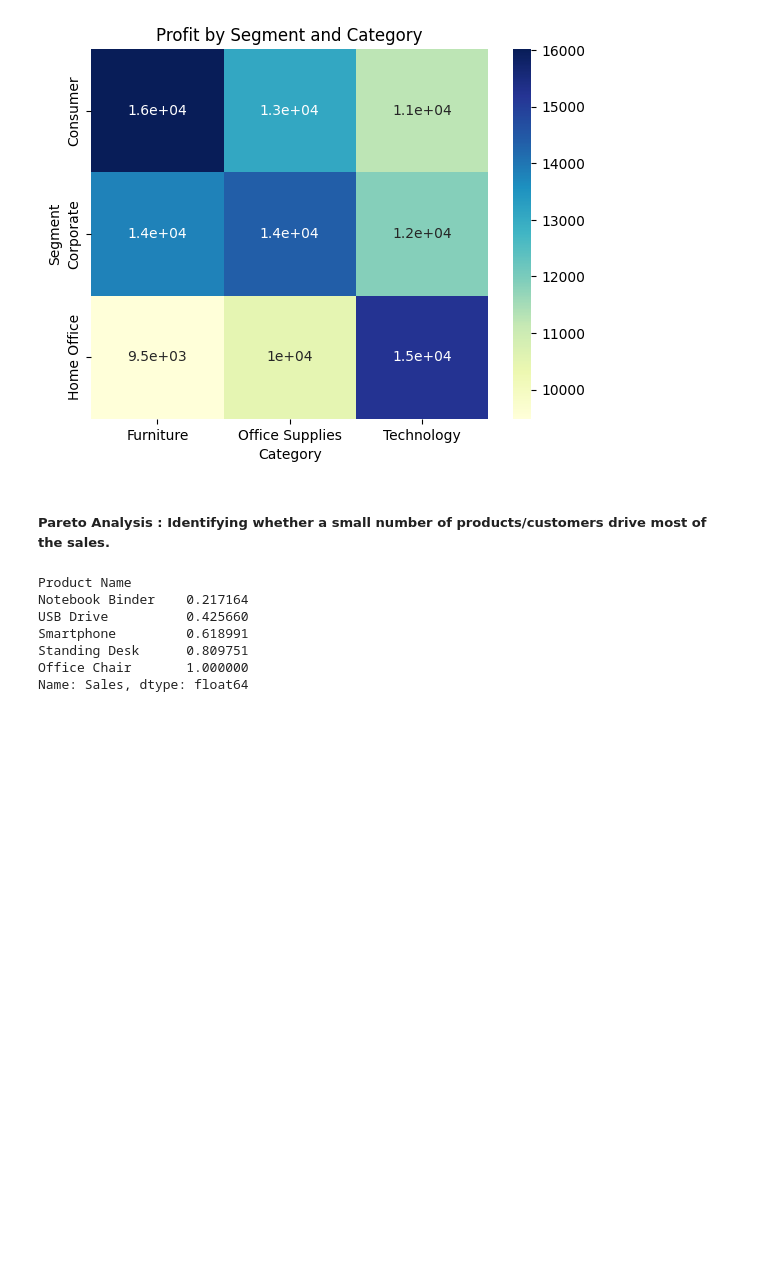
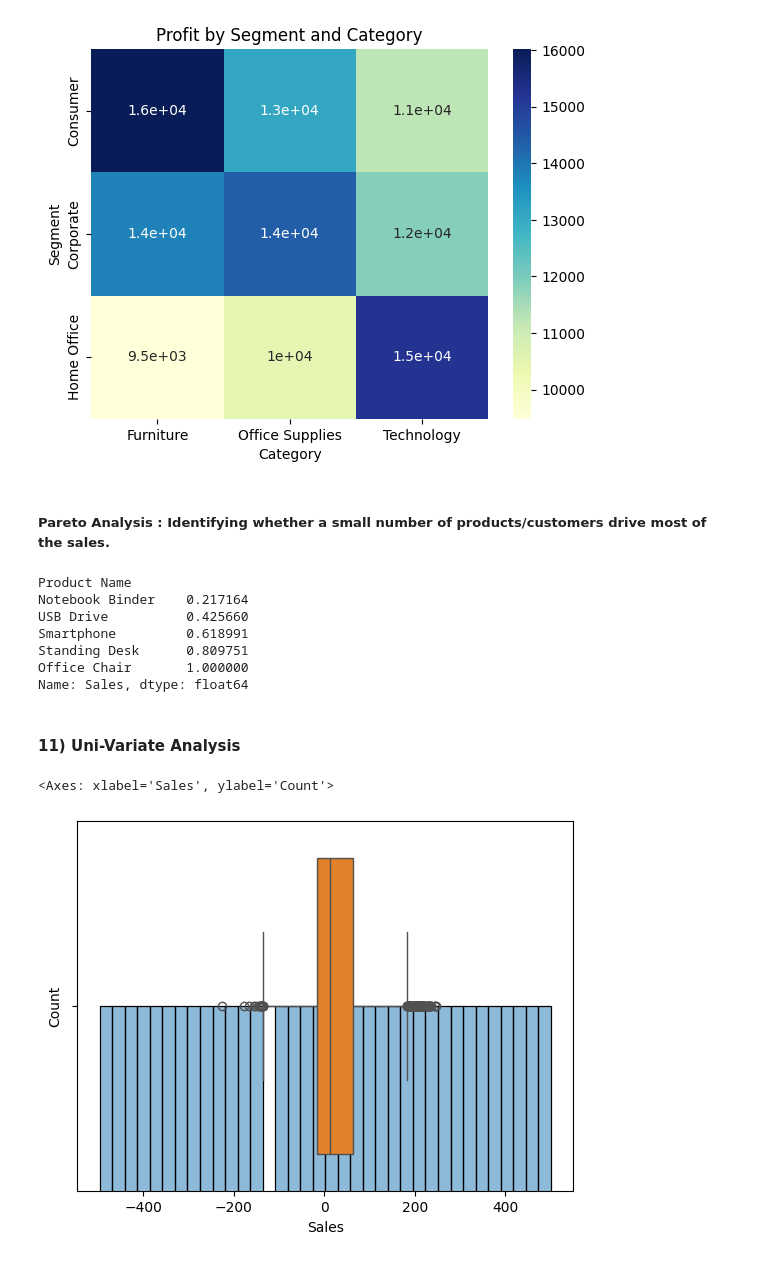
Before and after one commit to 26Vaidehi/INT375_Python, a Jupyter notebook: INT-375_Project.ipynb, the cells around one changed output. Saved outputs shown, nothing was run; the diff lists cells and outputs as text; code cells hidden in the pictures; blank space fills up the shorter version.

Commit message:
Univariate Analysis

```diff
--- a/INT-375_Project.ipynb
+++ b/INT-375_Project.ipynb
@@ -350,3 +351,11 @@ Smartphone         0.618991
 Standing Desk      0.809751
 Office Chair       1.000000
 Name: Sales, dtype: float64
+# %% [markdown]
+#### **11) Uni-Variate Analysis**
+# %%
+sns.histplot(df['Sales'], kde=True)
+sns.boxplot(x=df['Profit'])
+# %% [output]
+<Axes: xlabel='Sales', ylabel='Count'>
+[figure, added]
```
Also changed, not shown: parts of 5 cells of this notebook.
